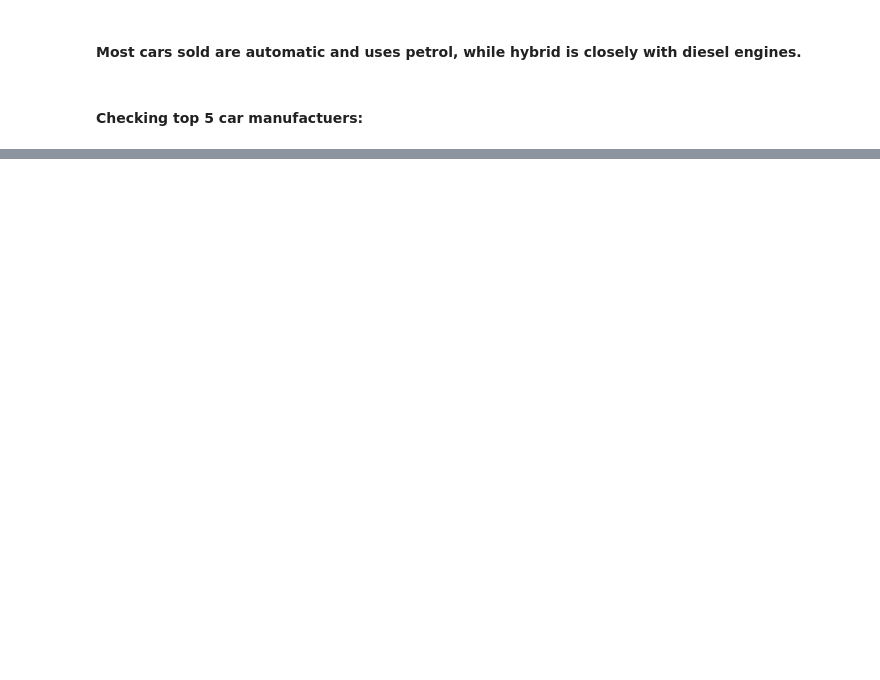
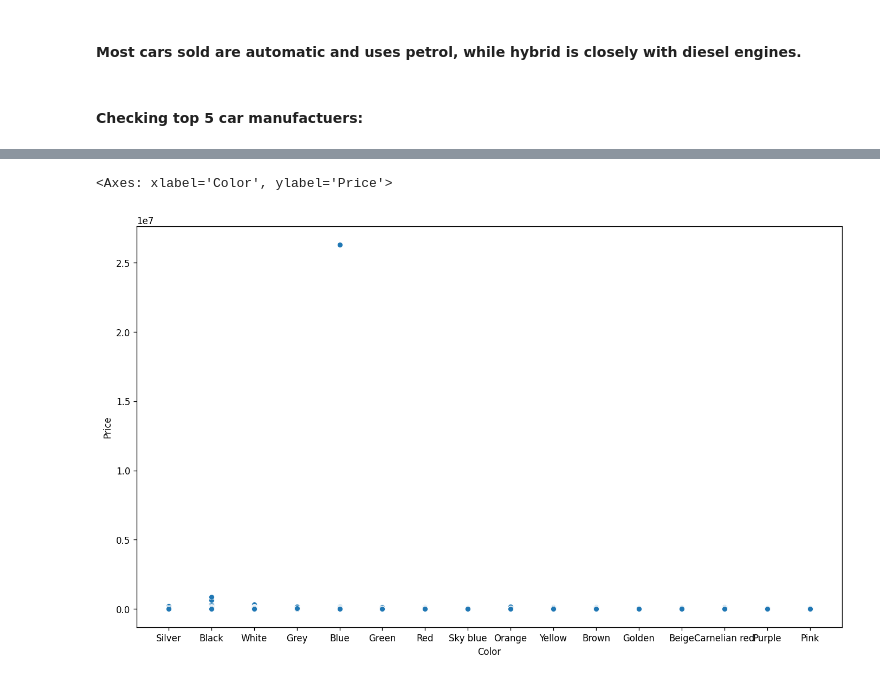
Before and after one commit to saif-gitreps/Car-price-prediction-model, a Jupyter notebook: main.ipynb, the cells around one changed output, grey strips where cells are left out. Saved outputs shown, nothing was run; the diff lists cells and outputs as text; code cells hidden in the pictures; blank space fills up the shorter version.

```diff
--- a/main.ipynb
+++ b/main.ipynb
@@ -302,0 +327,6 @@ Name: count, dtype: int64
+# %%
+plt.figure(figsize=(14, 8), dpi=120)
+sns.scatterplot(data=data, x='Color', y='Price', palette="crest")
+# %% [output]
+<Axes: xlabel='Color', ylabel='Price'>
+[figure, added]
```
Also changed, not shown: parts of 13 cells of this notebook.
